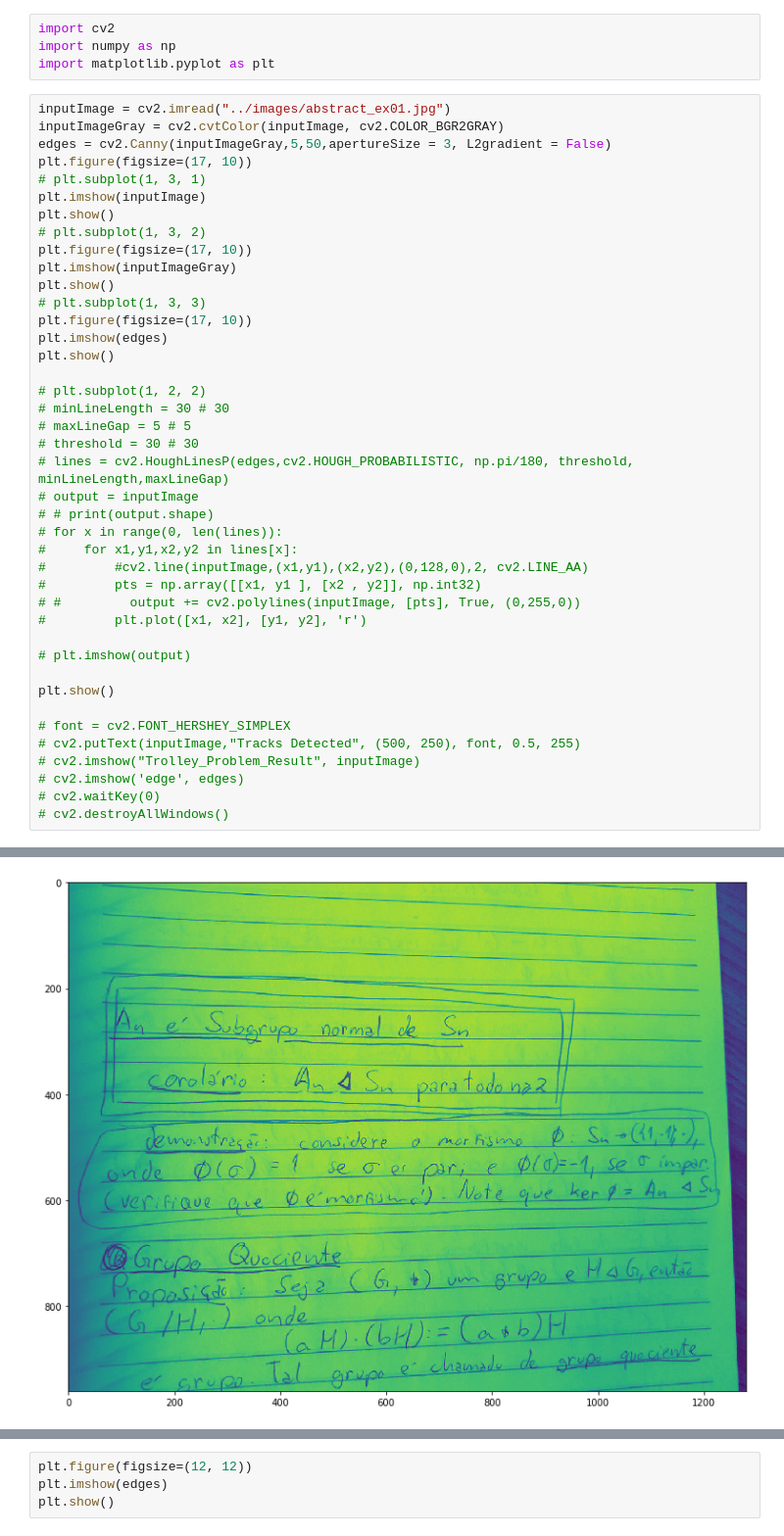
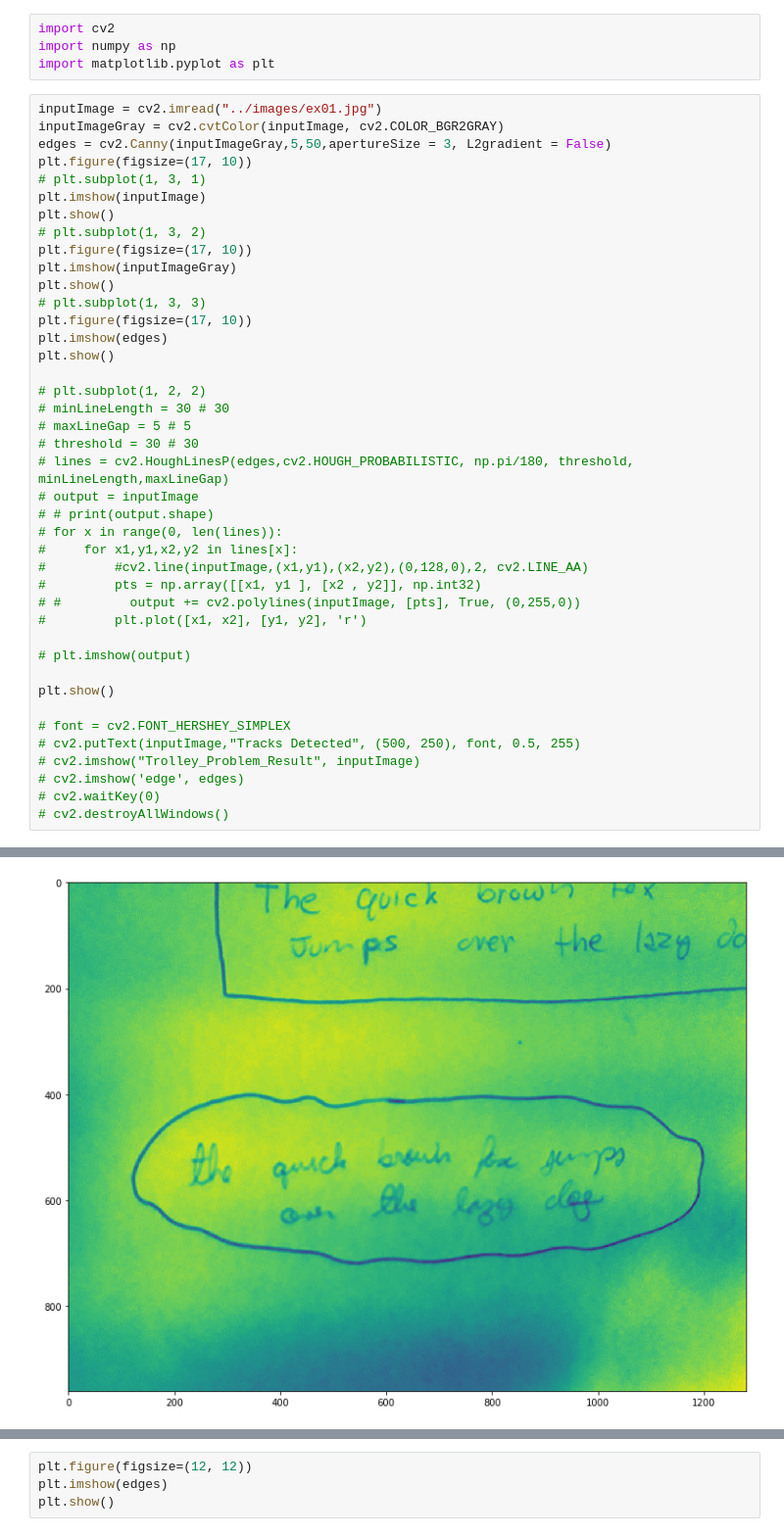
Before and after one commit to tobiasveiga/scc0251_final_project, a Jupyter notebook: scripts/Untitled.ipynb, the cells around one changed output, grey strips where cells are left out. Shown at 98% size. Cells and saved outputs as stored; diff of their text form.

Commit message:
more images and a bit more code

```diff
--- a/scripts/Untitled.ipynb
+++ b/scripts/Untitled.ipynb
@@ -3,7 +3,7 @@ import cv2
 import numpy as np
 import matplotlib.pyplot as plt
 # %%
-inputImage = cv2.imread("../images/abstract_ex01.jpg")
+inputImage = cv2.imread("../images/ex01.jpg")
 inputImageGray = cv2.cvtColor(inputImage, cv2.COLOR_BGR2GRAY)
 edges = cv2.Canny(inputImageGray,5,50,apertureSize = 3, L2gradient = False)
 plt.figure(figsize=(17, 10))
@@ -48 +48 @@ plt.show()
-[figure, old version]
+[figure, new version]
```
Also changed, not shown: parts of 2 cells of this notebook, 2 other files.
